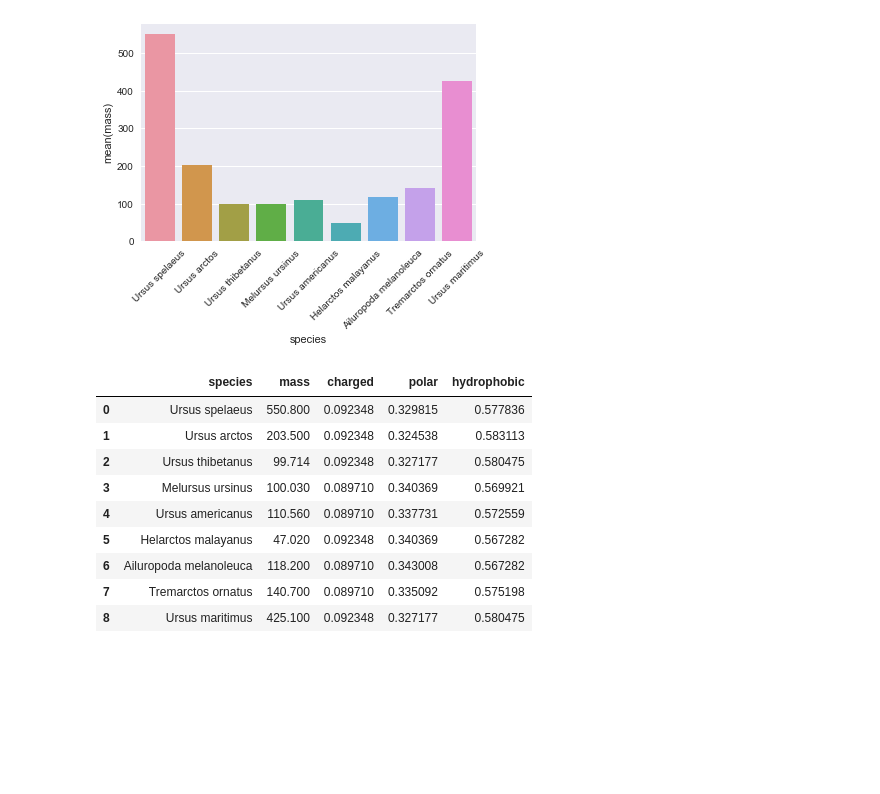
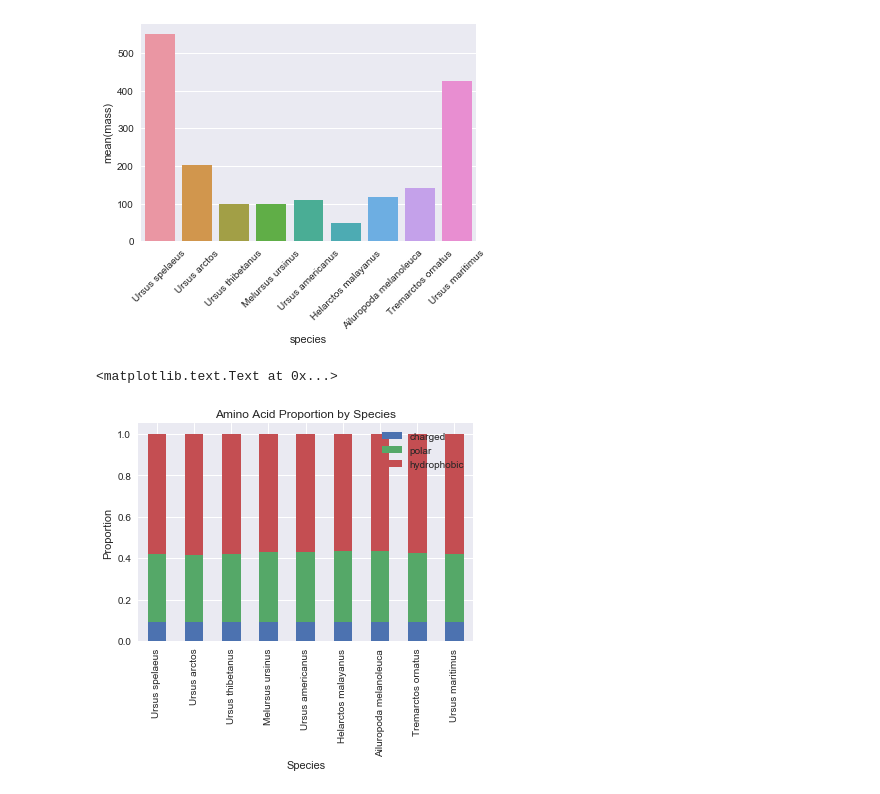
Before and after one commit to erdostal/python_homework, a Jupyter notebook: EmmaMillerPythonAssignment.ipynb, the cells around one changed output. Cells and saved outputs as stored; diff of their text form; code cells hidden in the pictures; blank space fills up the shorter version.

```diff
--- a/EmmaMillerPythonAssignment.ipynb
+++ b/EmmaMillerPythonAssignment.ipynb
@@ -169,16 +169,16 @@ plt.xticks(rotation=45)
 # %% [output]
 (array([0, 1, 2, 3, 4, 5, 6, 7, 8]), <a list of 9 Text xticklabel objects>)
 [figure]
-# %%
-bear_df
-# %% [output]
-|  | species | mass | charged | polar | hydrophobic |
-| 0 | Ursus spelaeus | 550.800 | 0.092348 | 0.329815 | 0.577836 |
-| 1 | Ursus arctos | 203.500 | 0.092348 | 0.324538 | 0.583113 |
-| 2 | Ursus thibetanus | 99.714 | 0.092348 | 0.327177 | 0.580475 |
-| 3 | Melursus ursinus | 100.030 | 0.089710 | 0.340369 | 0.569921 |
-| 4 | Ursus americanus | 110.560 | 0.089710 | 0.337731 | 0.572559 |
-| 5 | Helarctos malayanus | 47.020 | 0.092348 | 0.340369 | 0.567282 |
-| 6 | Ailuropoda melanoleuca | 118.200 | 0.089710 | 0.343008 | 0.567282 |
-| 7 | Tremarctos ornatus | 140.700 | 0.089710 | 0.335092 | 0.575198 |
-| 8 | Ursus maritimus | 425.100 | 0.092348 | 0.327177 | 0.580475 |
+# %%
+##Part 7
+#remove mass which is not needed for this graph
+bear_nomass = bear_df[["species","charged","polar","hydrophobic"]]
+#plot proportions as stacked bar chart with species as the x axis
+cytb_plot = bear_nomass.plot(kind='bar',stacked=True,title="Amino Acid Proportion by Species", x= 'species')
+cytb_plot.set_ylabel("Proportion")
+cytb_plot.set_xlabel("Species")
+#We can tell that this cytb gene is highly conserved across species since they consist of similar proportions of amino acid groups
+#This gene is probably doing the same function in all species sampled.
+# %% [output]
+<matplotlib.text.Text at 0x...>
+[figure, added]
```
Also changed, not shown: parts of 3 cells of this notebook.
